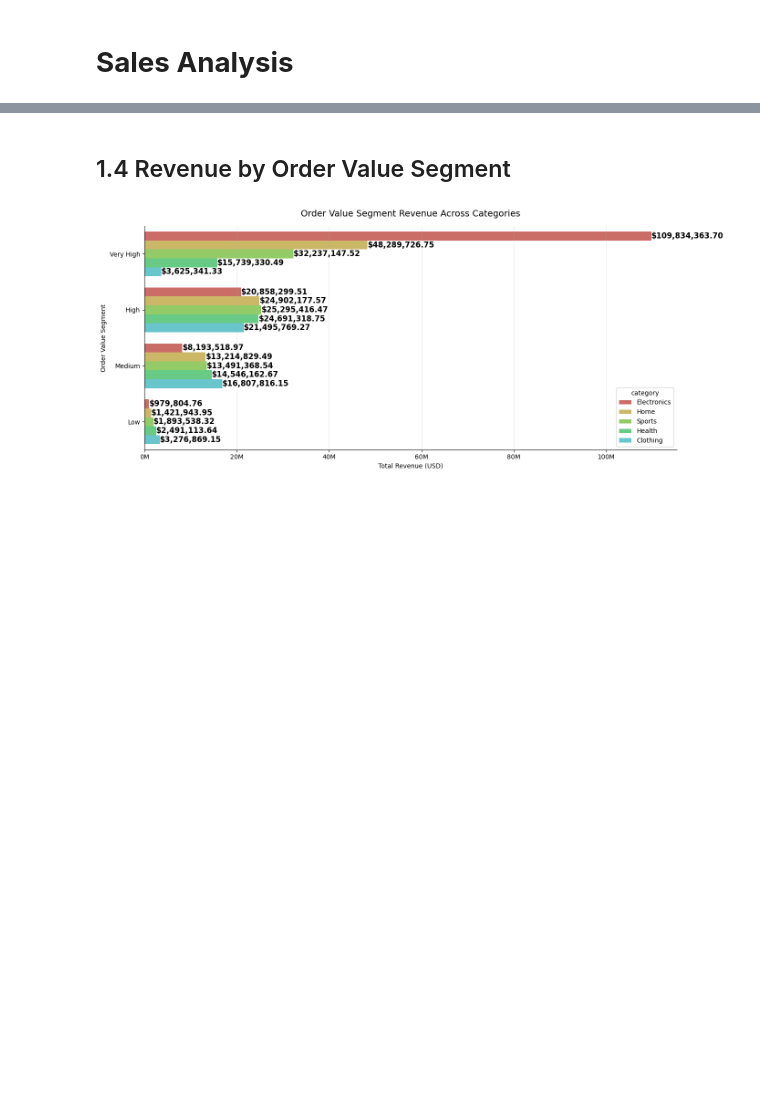
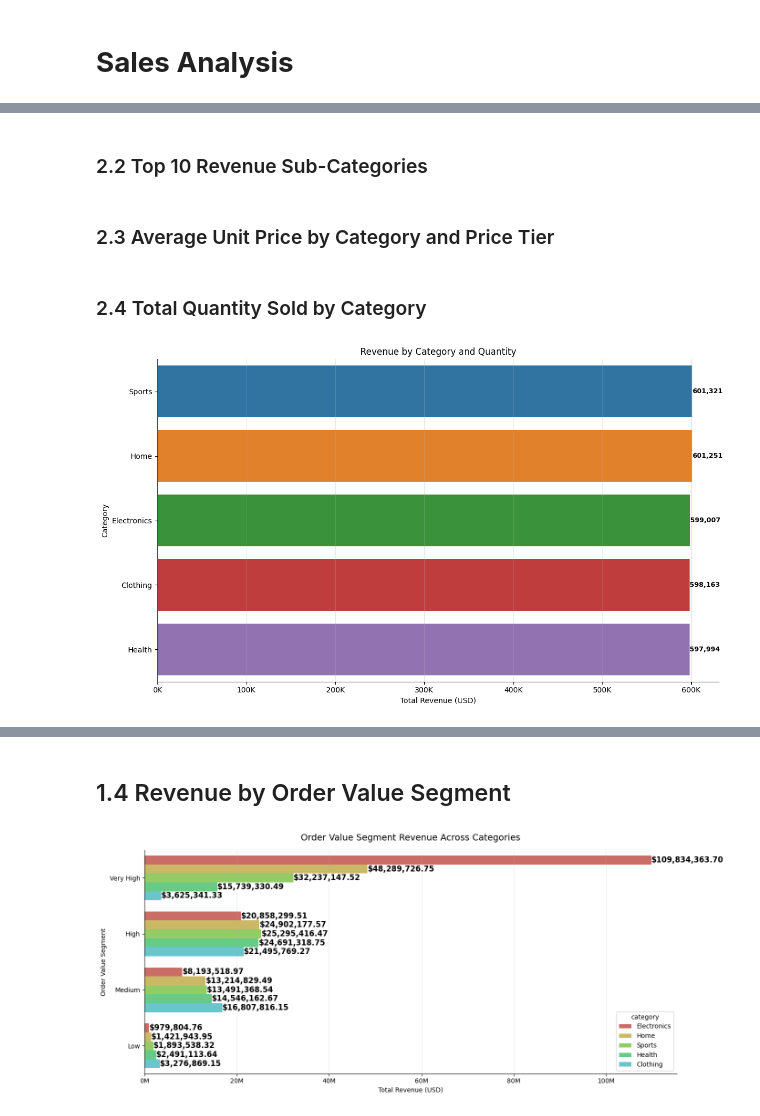
Before and after one commit to judiellegaspina/Ecommerce-EDA-and-Sales-Prediction, a Jupyter notebook: 05_Sales_Analysis.ipynb, the cells around one changed output, grey strips where cells are left out. Drawn from its saved outputs; the diff is of its cells as text; code cells hidden in the pictures; blank space fills up the shorter version.

Commit message:
-fix and rename markdown titles and subtitle
restructure notebook
-Revenue performance
-Product Sales Performance
-Geographic Sales performance

```diff
--- a/05_Sales_Analysis.ipynb
+++ b/05_Sales_Analysis.ipynb
@@ -465,0 +284,2 @@ plt.show()
+# %% [markdown]
+### 2.2 Top 10 Revenue Sub-Categories
@@ -465,0 +328,2 @@ plt.show()
+# %% [markdown]
+### 2.3 Average Unit Price by Category and Price Tier
@@ -465,0 +369,45 @@ plt.show()
+# %% [markdown]
+### 2.4 Total Quantity Sold by Category
+# %%
+quantity_category = (
+    sales_df
+    .groupby('category')['quantity']
+    .sum()
+    .sort_values(ascending=False)
+    .reset_index()
+)
+
+plt.figure(figsize=(12, 7))
+
+ax = sns.barplot(
+    data=quantity_category,
+    x='quantity',
+    y='category',
+    palette='tab10',
+    hue='category',
+    legend=False,
+    orient='h',
+)
+
+ax.spines['top'].set_visible(False)
+ax.spines['right'].set_visible(False)
+
+for container in ax.containers:
+    ax.bar_label(
+        container,
+        labels=[f'{v:,.0f}' for v in container.datavalues],
+        label_type='edge',
+        color='black',
+        fontsize=9,
+        fontweight='bold'
+    )
+
+plt.title('Revenue by Category and Quantity')
+plt.xlabel('Total Revenue (USD)')
+plt.ylabel('Category')
+plt.gca().xaxis.set_major_formatter(plt.FuncFormatter(lambda x, _: f'{x/1e3:.0f}K'))
+plt.grid(axis='x', alpha=0.3)
+plt.tight_layout()
+plt.show()
+# %% [output]
+[figure, added]
```
Also changed, not shown: parts of 52 cells of this notebook.
